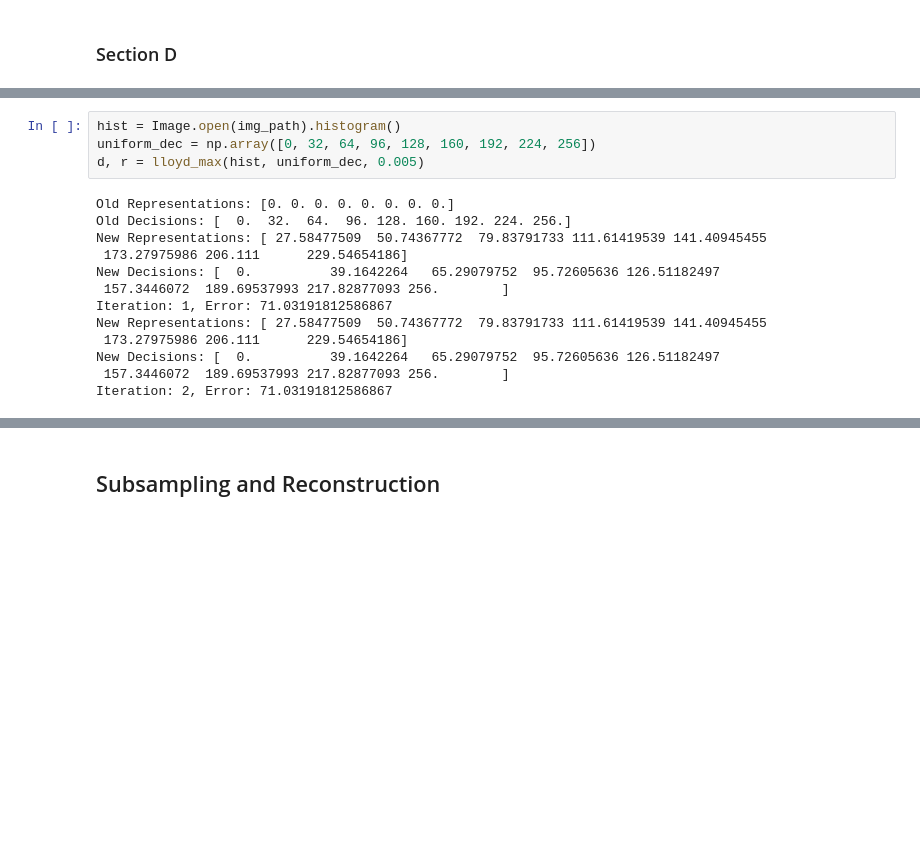
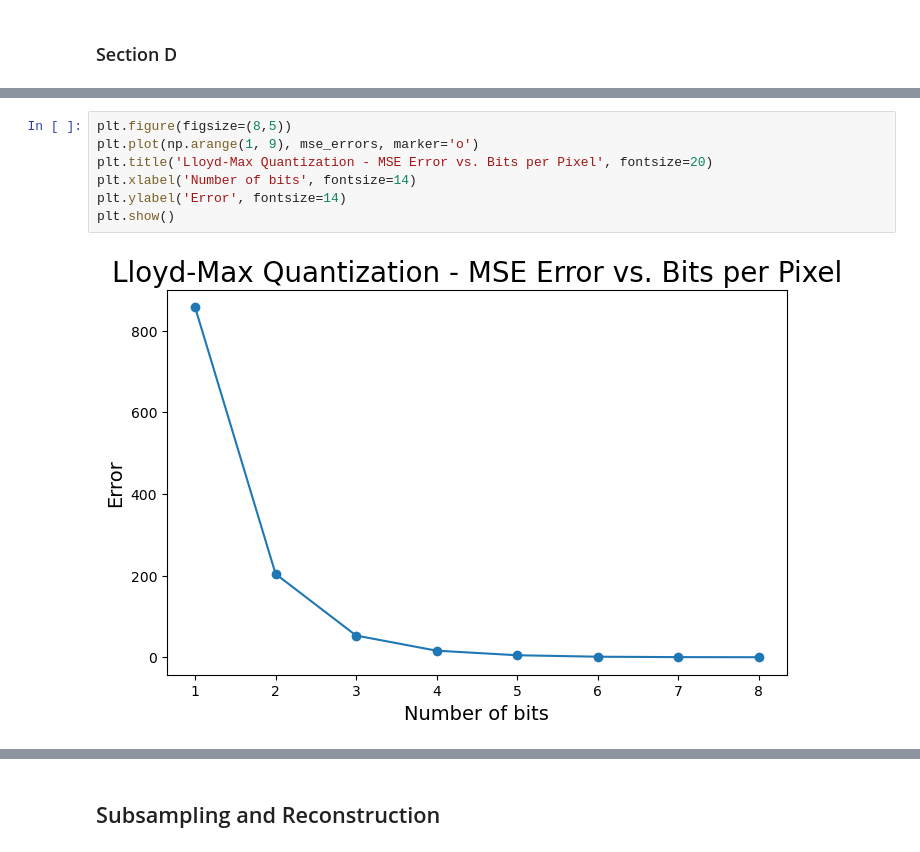
Before and after one commit to zakcory/signal_proc, a Jupyter notebook: HW1/hw1.ipynb, the cells around one changed output, grey strips where cells are left out. Drawn from its saved outputs; the diff is of its cells as text; blank space fills up the shorter version.

```diff
--- a/HW1/hw1.ipynb
+++ b/HW1/hw1.ipynb
@@ -250,17 +315,9 @@ def lloyd_max(histogram: list, decisions: np.array, epsilon: float) -> (np.array
 # %%
-hist = Image.open(img_path).histogram()
-uniform_dec = np.array([0, 32, 64, 96, 128, 160, 192, 224, 256])
-d, r = lloyd_max(hist, uniform_dec, 0.005)
+plt.figure(figsize=(8,5))
+plt.plot(np.arange(1, 9), mse_errors, marker='o')
+plt.title('Lloyd-Max Quantization - MSE Error vs. Bits per Pixel', fontsize=20)
+plt.xlabel('Number of bits', fontsize=14)
+plt.ylabel('Error', fontsize=14)
+plt.show()
 # %% [output]
-Old Representations: [0. 0. 0. 0. 0. 0. 0. 0.]
-Old Decisions: [  0.  32.  64.  96. 128. 160. 192. 224. 256.]
-New Representations: [ 27.58477509  50.74367772  79.83791733 111.61419539 141.40945455
- 173.27975986 206.111      229.54654186]
-New Decisions: [  0.          39.1642264   65.29079752  95.72605636 126.51182497
- 157.3446072  189.69537993 217.82877093 256.        ]
-Iteration: 1, Error: 71.03191812586867
-New Representations: [ 27.58477509  50.74367772  79.83791733 111.61419539 141.40945455
- 173.27975986 206.111      229.54654186]
-New Decisions: [  0.          39.1642264   65.29079752  95.72605636 126.51182497
- 157.3446072  189.69537993 217.82877093 256.        ]
-Iteration: 2, Error: 71.03191812586867
+[figure, added]
```
Also changed, not shown: parts of 31 cells of this notebook.
